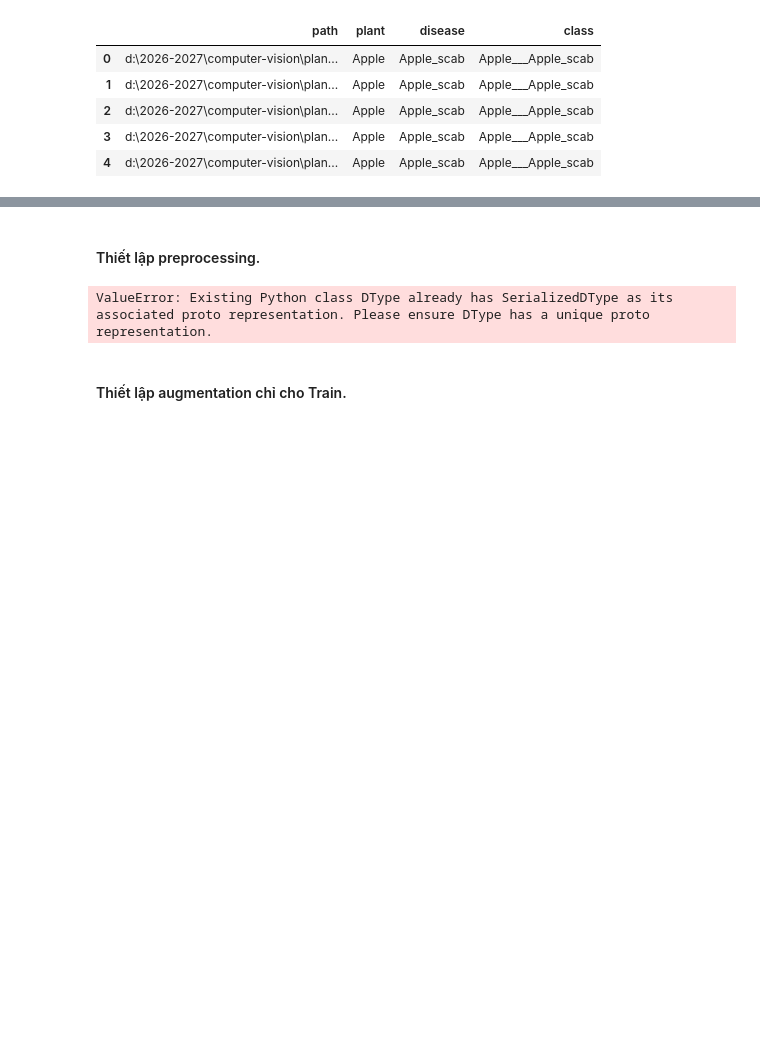
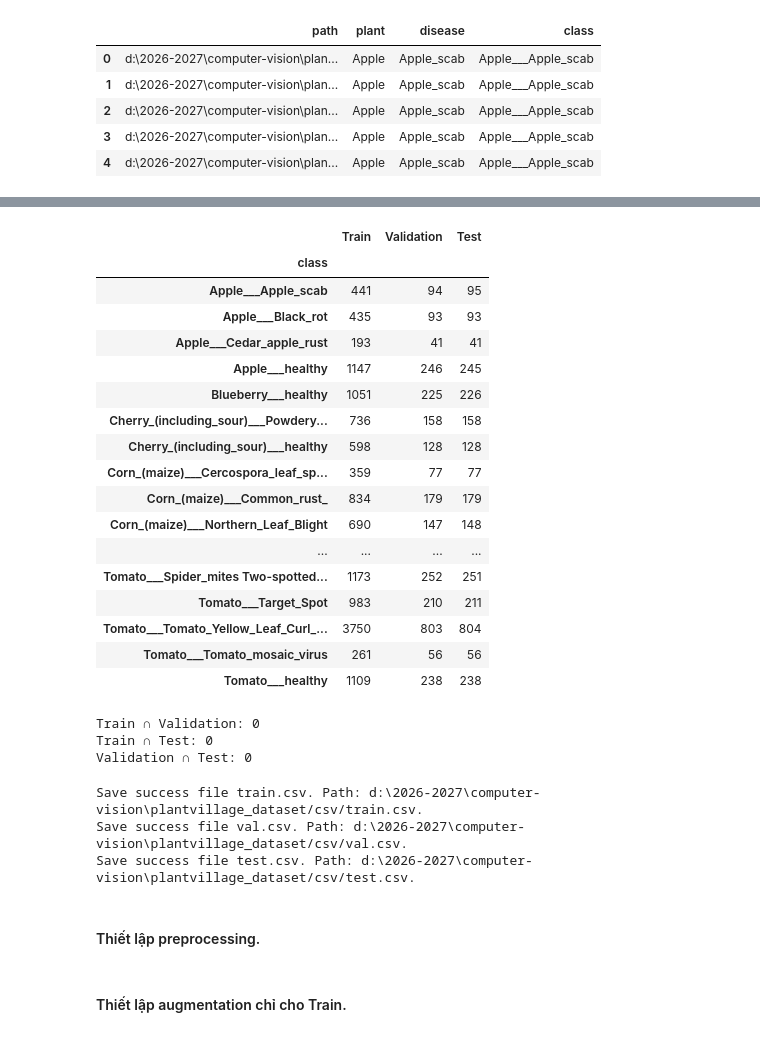
Before and after one commit to phamtuandat2005/plantvillage-plant-disease-classification, a Jupyter notebook: _ipynb/03_data_split_preprocessing.ipynb, the cells around one changed output, grey strips where cells are left out. Cells and saved outputs as stored; diff of their text form; code cells hidden in the pictures; blank space fills up the shorter version.

```diff
--- a/_ipynb/03_data_split_preprocessing.ipynb
+++ b/_ipynb/03_data_split_preprocessing.ipynb
@@ -107,0 +114,45 @@ Save success file test.csv. Path: d:\2026-2027\computer-vision\plantvillage_data
+# %%
+# Kiem tra su phan bo class sau chia
+train_dist = train["class"].value_counts(normalize=False)
+val_dist = val["class"].value_counts(normalize=False)
+test_dist = test["class"].value_counts(normalize=False)
+
+distribution_check = pd.DataFrame({
+    "Train": train_dist,
+    "Validation": val_dist,
+    "Test": test_dist
+})
+
+distribution_check
+# %% [output]
+|  | Train | Validation | Test |
+| class |  |  |  |
+| Apple___Apple_scab | 441 | 94 | 95 |
+| Apple___Black_rot | 435 | 93 | 93 |
+| Apple___Cedar_apple_rust | 193 | 41 | 41 |
+| Apple___healthy | 1147 | 246 | 245 |
+| Blueberry___healthy | 1051 | 225 | 226 |
+| Cherry_(including_sour)___Powdery... | 736 | 158 | 158 |
+| Cherry_(including_sour)___healthy | 598 | 128 | 128 |
+| Corn_(maize)___Cercospora_leaf_sp... | 359 | 77 | 77 |
+| Corn_(maize)___Common_rust_ | 834 | 179 | 179 |
+| Corn_(maize)___Northern_Leaf_Blight | 690 | 147 | 148 |
+| ... | ... | ... | ... |
+| Tomato___Spider_mites Two-spotted... | 1173 | 252 | 251 |
+| Tomato___Target_Spot | 983 | 210 | 211 |
+| Tomato___Tomato_Yellow_Leaf_Curl_... | 3750 | 803 | 804 |
+| Tomato___Tomato_mosaic_virus | 261 | 56 | 56 |
+| Tomato___healthy | 1109 | 238 | 238 |
+# %%
+# kiem tra Leakage
+train_paths = set(train["path"])
+val_paths = set(val["path"])
+test_paths = set(test["path"])
+
+print("Train ∩ Validation:", len(train_paths & val_paths))
+print("Train ∩ Test:", len(train_paths & test_paths))
+print("Validation ∩ Test:", len(val_paths & test_paths))
+# %% [output]
+Train ∩ Validation: 0
+Train ∩ Test: 0
+Validation ∩ Test: 0
@@ -108,3 +165,15 @@ Save success file test.csv. Path: d:\2026-2027\computer-vision\plantvillage_data
+# %%
+# luu cac file train, val, test vao csv
+train.to_csv(os.path.join(PARENT_DIR, "plantvillage_dataset/csv/train.csv"), index=False)
+print(f"Save success file train.csv. Path: {os.path.join(PARENT_DIR, 'plantvillage_dataset/csv/train.csv')}.")
+val.to_csv(os.path.join(PARENT_DIR, "plantvillage_dataset/csv/val.csv"), index=False)
+print(f"Save success file val.csv. Path: {os.path.join(PARENT_DIR, 'plantvillage_dataset/csv/val.csv')}.")
+test.to_csv(os.path.join(PARENT_DIR, "plantvillage_dataset/csv/test.csv"), index=False)
+print(f"Save success file test.csv. Path: {os.path.join(PARENT_DIR, 'plantvillage_dataset/csv/test.csv')}.")
+# %% [output]
+Save success file train.csv. Path: d:\2026-2027\computer-vision\plantvillage_dataset/csv/train.csv.
+Save success file val.csv. Path: d:\2026-2027\computer-vision\plantvillage_dataset/csv/val.csv.
+Save success file test.csv. Path: d:\2026-2027\computer-vision\plantvillage_dataset/csv/test.csv.
 # %% [markdown]
 #### Thiết lập preprocessing.
 # %%
@@ -112,11 +181,9 @@ import tensorflow as tf
 
 # config
 IMG_SIZE = (224, 224)
-BATCHCH_SIZE = 32
-AUTOUNE = tf.data.AUTOTUNE
+BATCH_SIZE = 32
+AUTOTUNE = tf.data.AUTOTUNE
 SEED = 425
-# %% [output]
-ValueError: Existing Python class DType already has SerializedDType as its associated proto representation. Please ensure DType has a unique proto representation.
 # %% [markdown]
 #### Thiết lập augmentation chỉ cho Train.
 # %%
```
Also changed, not shown: parts of 21 cells of this notebook, 45 other files.
